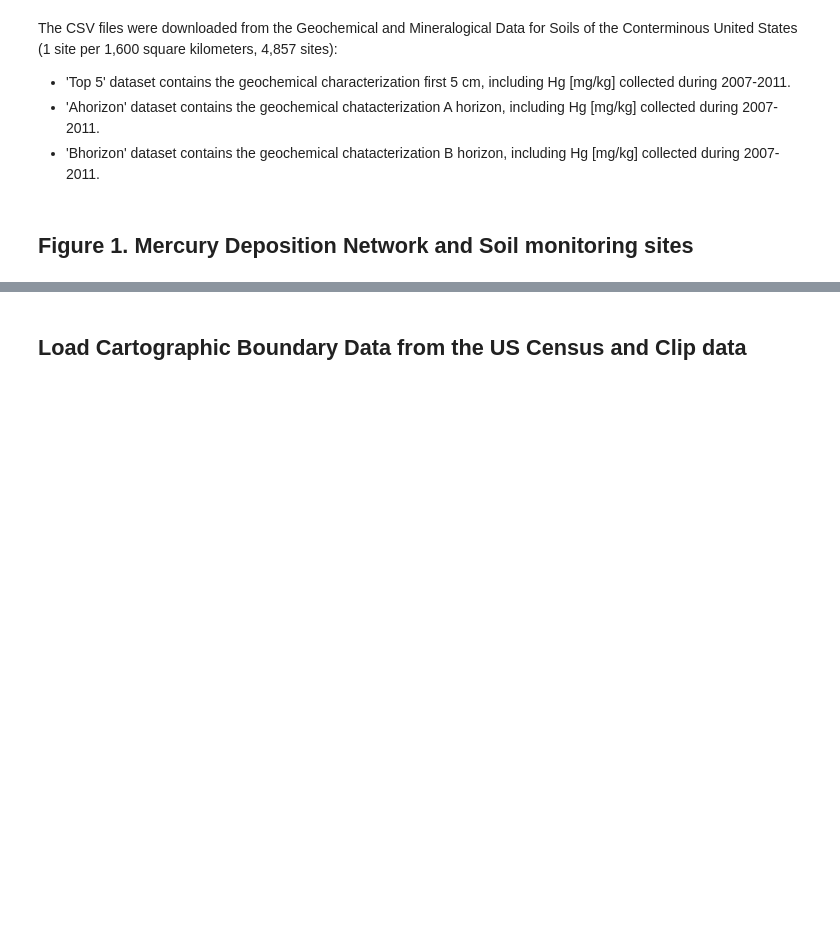
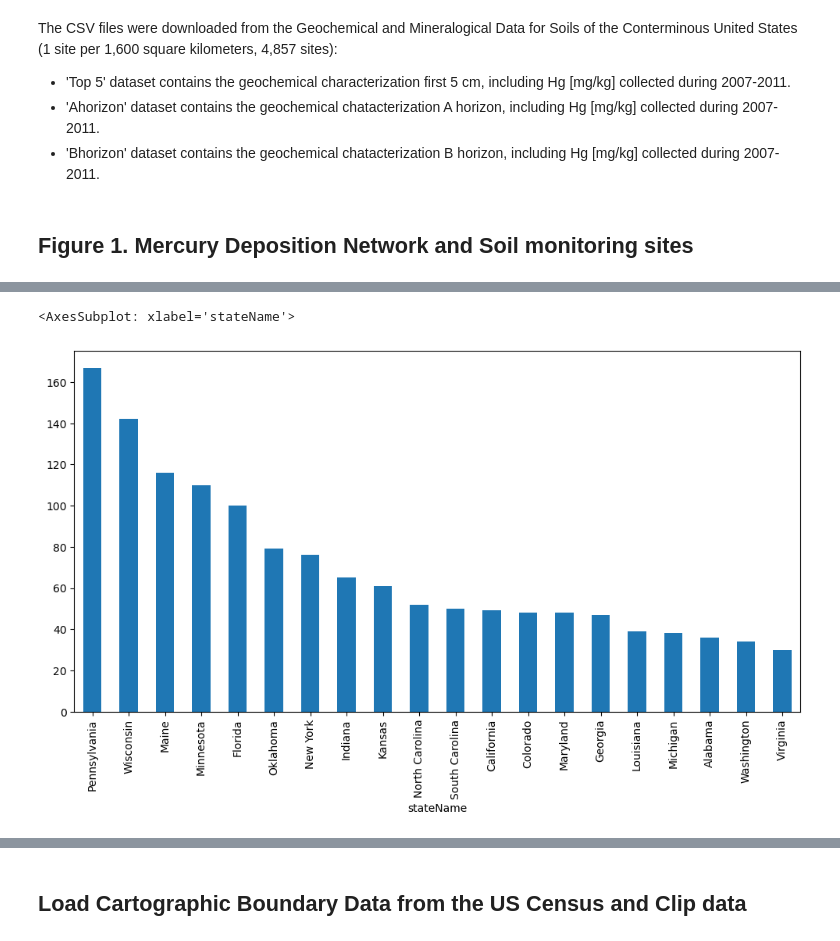
Before and after one commit to jangelamaya/rces-final-project, a Jupyter notebook: final_project.ipynb, the cells around one changed output, grey strips where cells are left out. Saved outputs shown, nothing was run; the diff lists cells and outputs as text; code cells hidden in the pictures; blank space fills up the shorter version.

```diff
--- a/final_project.ipynb
+++ b/final_project.ipynb
@@ -163,0 +156,5 @@ plot_us(Top5_i_gdf) #same plot as above
+# %%
+mdn_annual_gdf.groupby('stateName').HgDep.count().nlargest(20).plot(kind='bar', figsize=(12,6))
+# %% [output]
+<AxesSubplot: xlabel='stateName'>
+[figure, added]
```
Also changed, not shown: parts of 56 cells of this notebook.
